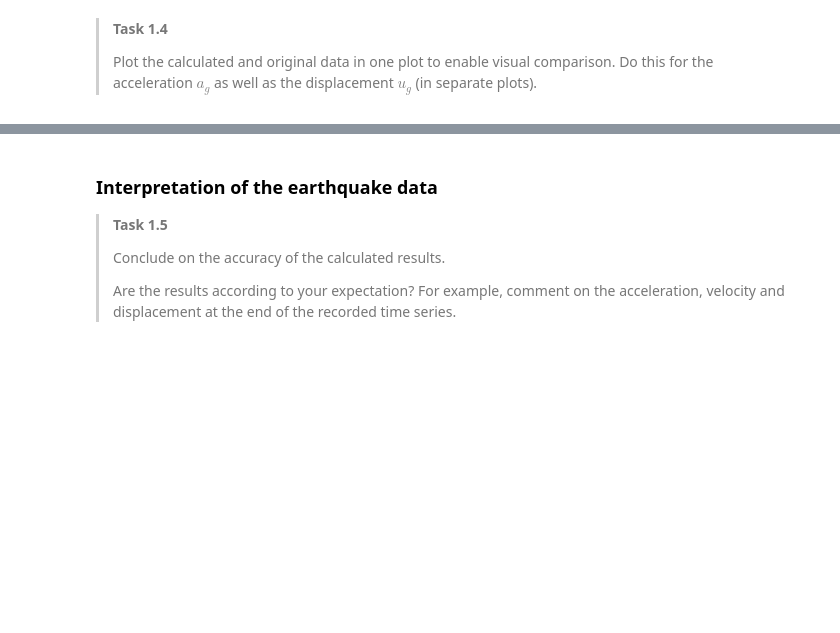
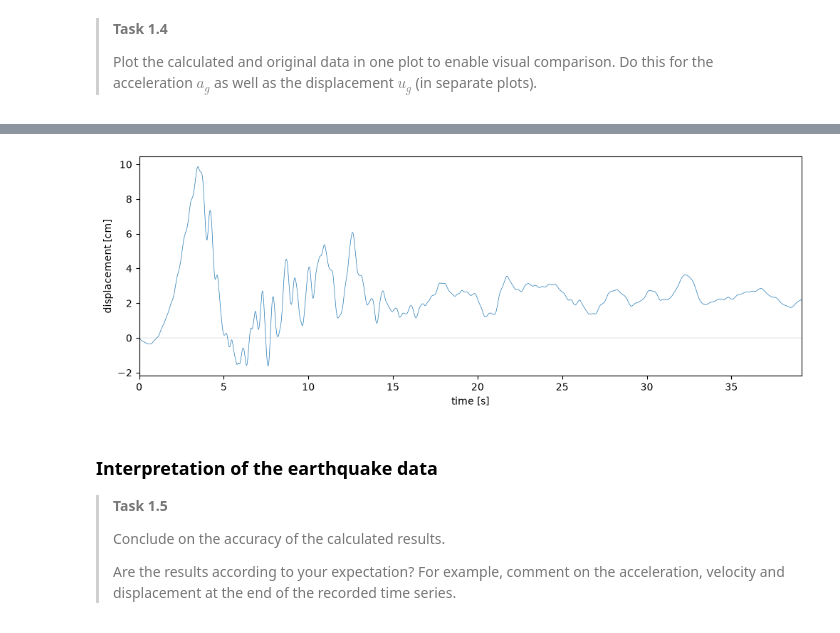
Before and after one commit to mbezmali/GroupAssignment-1.2---BEZMALINOVICH, a Jupyter notebook: 1Ddynamics.ipynb, the cells around one changed output, grey strips where cells are left out. Drawn from its saved outputs; the diff is of its cells as text; code cells hidden in the pictures; blank space fills up the shorter version.

```diff
--- a/1Ddynamics.ipynb
+++ b/1Ddynamics.ipynb
@@ -119,3 +123,9 @@ As an exercise, we consider the earthquake ground velocity $v_g$ as the only giv
+# %%
+# Trapezoidal Rule to integrate ground displacement from given velocity
+ug_TR = np.zeros([num])
+
+for i in range(0, num - 1):
+    ug_TR[i + 1] = ug_TR[i] + dt / 2 * (vg[i + 1] + vg[i])
 # %% [markdown]
 ### Comparing the calculated data with the original data
 # %% [markdown]
@@ -143,3 +149,15 @@ plt.show()
+# %%
+# Plotting ground displacement
+
+plt.figure(figsize=(12, 4))
+plt.plot(t, ug_TR, linewidth=0.5)
+plt.plot([0, t[-1]], [0, 0], color="black", linewidth=0.2, linestyle=":")
+plt.xlim(0, t[-1])
+plt.xlabel("time [s]")
+plt.ylabel("displacement [cm]")
+plt.show()
+# %% [output]
+[figure, added]
 # %% [markdown]
 ### Interpretation of the earthquake data
 
```
Also changed, not shown: parts of 17 cells of this notebook.
